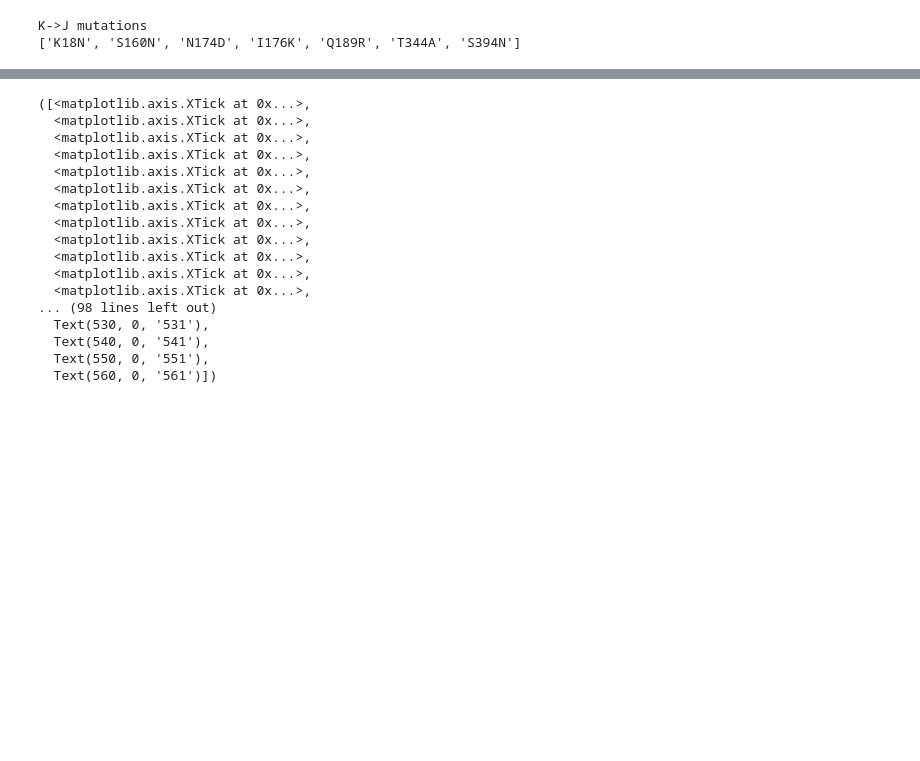
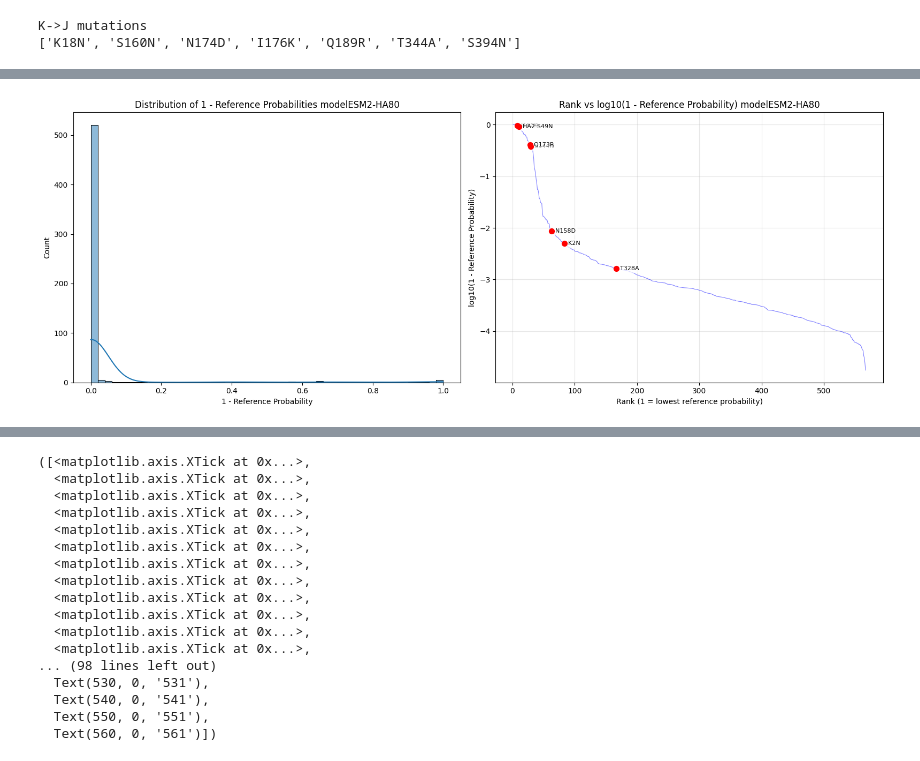
Before and after one commit to omaclean/PLM_SARS-CoV-2, a Jupyter notebook: Notebooks/OM_influenza/Epistasis_hugging_face.ipynb, the cells around one changed output, grey strips where cells are left out. Drawn from its saved outputs; the diff is of its cells as text; code cells hidden in the pictures; blank space fills up the shorter version.

```diff
--- a/Notebooks/OM_influenza/Epistasis_hugging_face.ipynb
+++ b/Notebooks/OM_influenza/Epistasis_hugging_face.ipynb
@@ -525,7 +557,7 @@ for mut_num, pos in enumerate(numeric_positions):
         "entropy":entropy,
         "prob_mutation":mut_info_combos["probability"][(mut_info_combos["Mutation"]==list(mutated_sites)[mut_num] ) &
                                         (mut_info_combos["Backbone"]=="Reference" )].item(),
-        "Rank_probability": rank,
+        "reference_probability_rank": rank,
         "Max_non_reference_probability": max_nonref_prob,
         "Rank_max_non_reference": rank_nonref
     })
@@ -533,4 +565,11 @@ for mut_num, pos in enumerate(numeric_positions):
 # Convert the results list to a DataFrame for clean, tabular output
 results_df = pd.DataFrame(results).sort_values(by="Position").reset_index(drop=True)
 # flatten mutation_prob_matrix
+mutation_prob_flat = mutation_prob_matrix.flatten()
+mutation_prob_flat_clean = mutation_prob_flat[~np.isnan(mutation_prob_flat)]
+
+# Calculate percentile of observed mutation probabilities against all possible non-reference mutation probabilities
+results_df["probability_percentile"] = np.sum(mutation_prob_flat_clean < results_df["prob_mutation"].values[:, None], axis=1) / len(mutation_prob_flat_clean) * 100
+
+results_df.to_csv(os.path.join(out, sub_mod+'_epistasis_results.csv'),index=False)
 # %% [output]
@@ -555,0 +601,76 @@ NameError: name 'max_non_reference_probs' is not defined
+# %%
+# make a histogram of reference probabilities
+target_series = probability_wide.iloc[-1, 2:]
+one_minus_ref_probs = 1 - target_series.values
+
+# Create canonical mutation mapping for focal mutations
+canonical_mutations = mutations_to_canonical(K_indexed_muts, h3_map_with_ha2)
+canon_dict = {k: canonical_mutations[i] for i, k in enumerate(K_indexed_muts)}
+
+# Create figure with two subplots
+plt.figure(figsize=(16, 6))
+
+# Subplot 1: Histogram
+plt.subplot(1, 2, 1)
+sns.histplot(one_minus_ref_probs, bins=50, kde=True)
+plt.xlabel('1 - Reference Probability')
+plt.ylabel('Count')
+plt.title('Distribution of 1 - Reference Probabilities model{}'.format(sub_mod))
+
+# Subplot 2: Rank vs log10(1 - Reference Probability)
+plt.subplot(1, 2, 2)
+# Sort by reference probability (ascending) to get ranks
+sorted_indices = np.argsort(target_series.values)
+sorted_ref_probs = target_series.values[sorted_indices]
+sorted_one_minus = 1 - sorted_ref_probs
+ranks = np.arange(1, len(sorted_one_minus) + 1)
+
+# Convert to numpy array to avoid pandas Series issue
+sorted_one_minus_array = np.array(sorted_one_minus, dtype=float)
+plt.plot(ranks, np.log10(sorted_one_minus_array), linewidth=0.8, color='blue', alpha=0.5)
+
+# Add scatter points and text labels for focal mutations
+for mut in K_indexed_muts:
+    # Extract position from mutation
+    pos = int(re.search(r'\d+', mut).group())
+
+    # Get the probability column name
+    prob_col = f"probability_{pos}"
+
+    # Find this position's reference probability
+    if prob_col in target_series.index:
+        ref_prob = target_series[prob_col]
+        one_minus_prob = 1 - ref_prob
+
+        # Find the rank of this position
+        rank = position_to_rank[prob_col]
+
+        # Get canonical name
+        canon_name = canon_dict[mut]
+
+        # Plot scatter point
+        plt.scatter(rank, np.log10(one_minus_prob), color='red', s=50, zorder=5)
+
+        # Add text label
+        plt.text(rank, np.log10(one_minus_prob), f'  {canon_name}',
+                fontsize=8, ha='left', va='center',
+                bbox=dict(boxstyle='round,pad=0.3', facecolor='white', alpha=0.7, edgecolor='none'))
+
+plt.xlabel('Rank (1 = lowest reference probability)')
+plt.ylabel('log10(1 - Reference Probability)')
+plt.title('Rank vs log10(1 - Reference Probability) model{}'.format(sub_mod))
+plt.grid(True, alpha=0.3)
+
+plt.tight_layout()
+plt.savefig(os.path.join(out, f"{sub_mod}_reference_probability_analysis.png"), dpi=300)
+plt.show()
+
+# Print summary statistics
+print("Summary Statistics for 1 - Reference Probability:")
+print(f"Mean: {one_minus_ref_probs.mean():.4f}")
+print(f"Median: {np.median(one_minus_ref_probs):.4f}")
+print(f"Min: {one_minus_ref_probs.min():.4f}")
+print(f"Max: {one_minus_ref_probs.max():.4f}")
+print(f"Std: {one_minus_ref_probs.std():.4f}")
+# %% [output]
+[figure, added]
```
Also changed, not shown: parts of 35 cells of this notebook, 26 other files.
